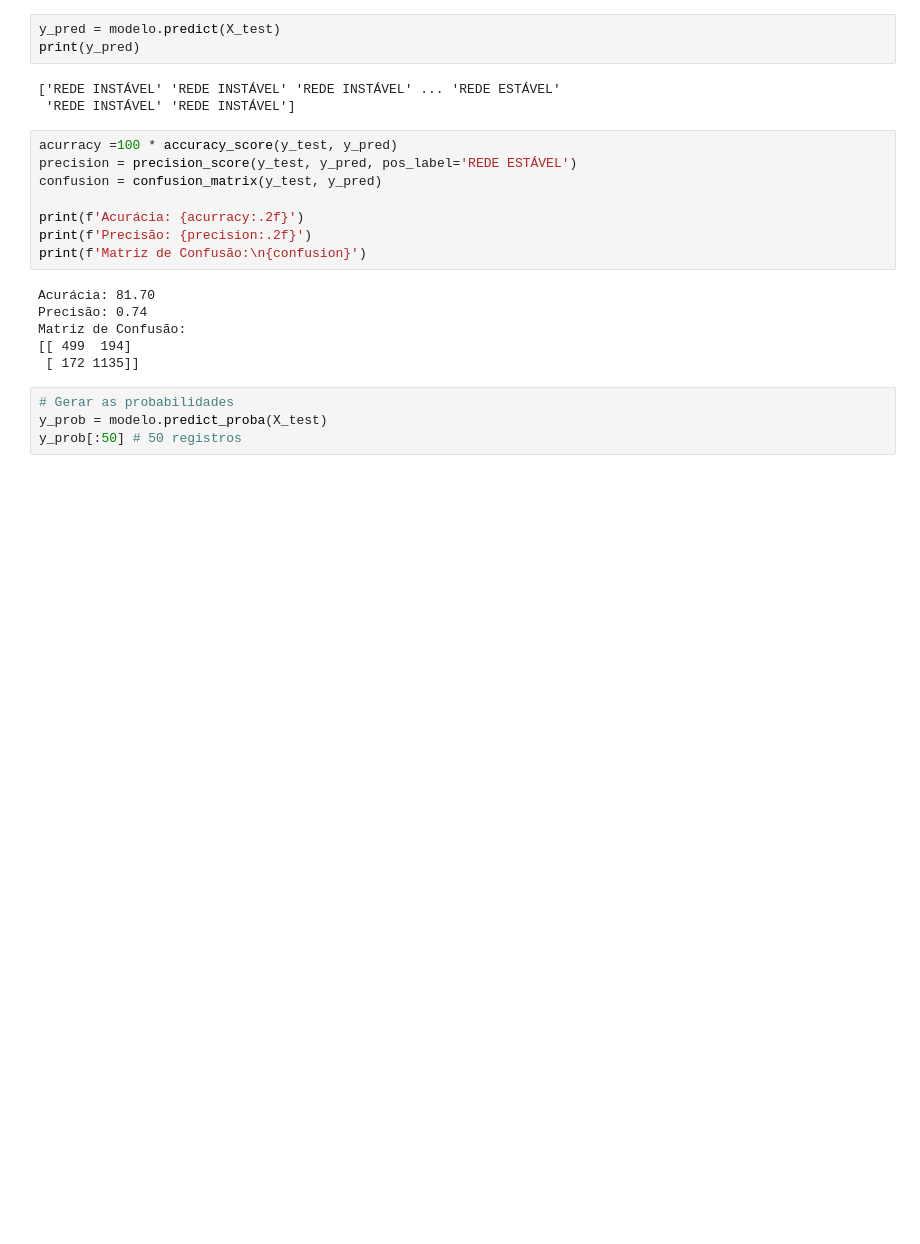
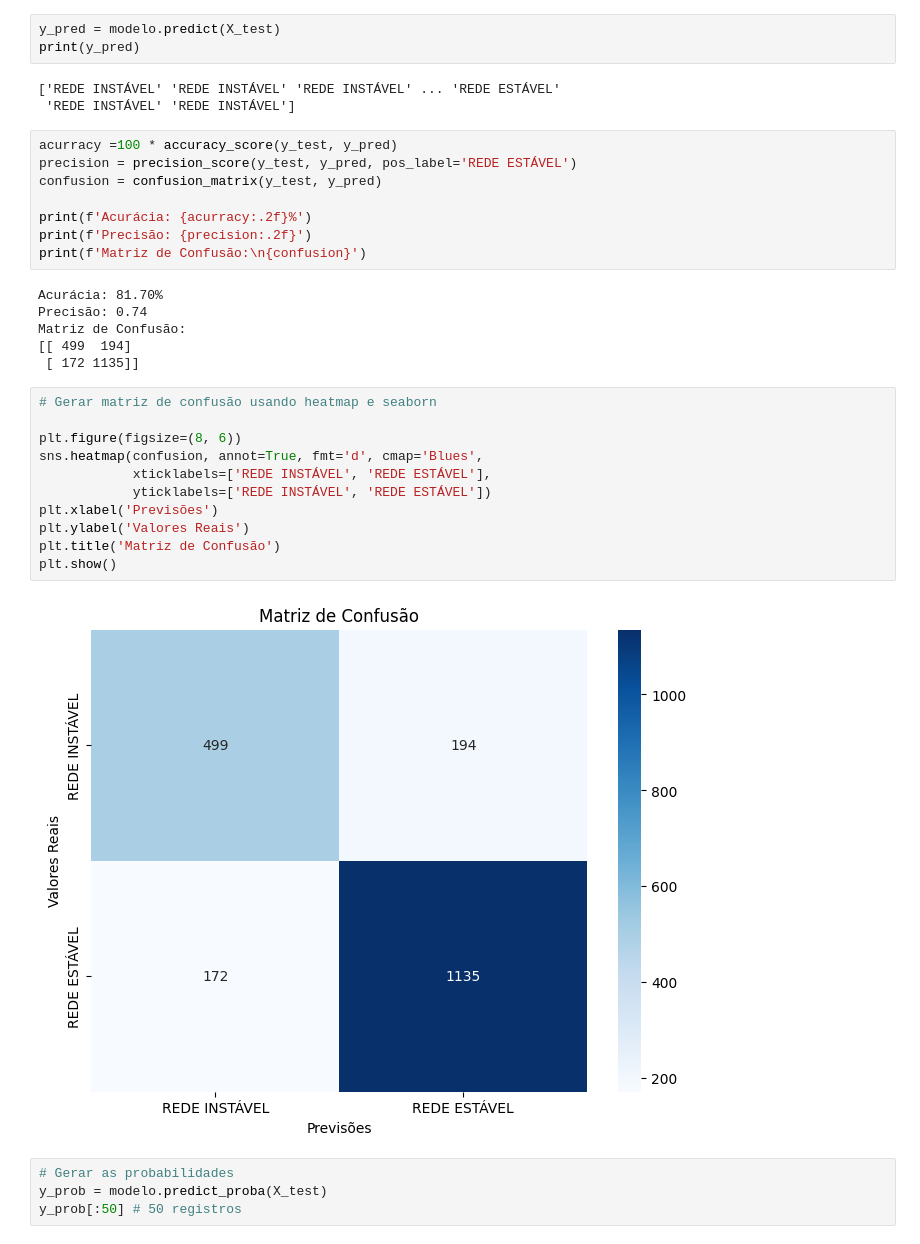
Before and after one commit to Felipe-Mitsuo/CP02_2SEM_SERS, a Jupyter notebook: CP02_2SEM_SERS.ipynb, the cells around one changed output. Saved outputs shown, nothing was run; the diff lists cells and outputs as text; blank space fills up the shorter version.

```diff
--- a/CP02_2SEM_SERS.ipynb
+++ b/CP02_2SEM_SERS.ipynb
@@ -165,15 +165,28 @@ acurracy =100 * accuracy_score(y_test, y_pred)
 precision = precision_score(y_test, y_pred, pos_label='REDE ESTÁVEL')
 confusion = confusion_matrix(y_test, y_pred)
 
-print(f'Acurácia: {acurracy:.2f}')
+print(f'Acurácia: {acurracy:.2f}%')
 print(f'Precisão: {precision:.2f}')
 print(f'Matriz de Confusão:\n{confusion}')
 # %% [output]
-Acurácia: 81.70
+Acurácia: 81.70%
 Precisão: 0.74
 Matriz de Confusão:
 [[ 499  194]
  [ 172 1135]]
+# %%
+# Gerar matriz de confusão usando heatmap e seaborn
+
+plt.figure(figsize=(8, 6))
+sns.heatmap(confusion, annot=True, fmt='d', cmap='Blues',
+            xticklabels=['REDE INSTÁVEL', 'REDE ESTÁVEL'],
+            yticklabels=['REDE INSTÁVEL', 'REDE ESTÁVEL'])
+plt.xlabel('Previsões')
+plt.ylabel('Valores Reais')
+plt.title('Matriz de Confusão')
+plt.show()
+# %% [output]
+[figure, added]
 # %%
 # Gerar as probabilidades
 y_prob = modelo.predict_proba(X_test)
```
